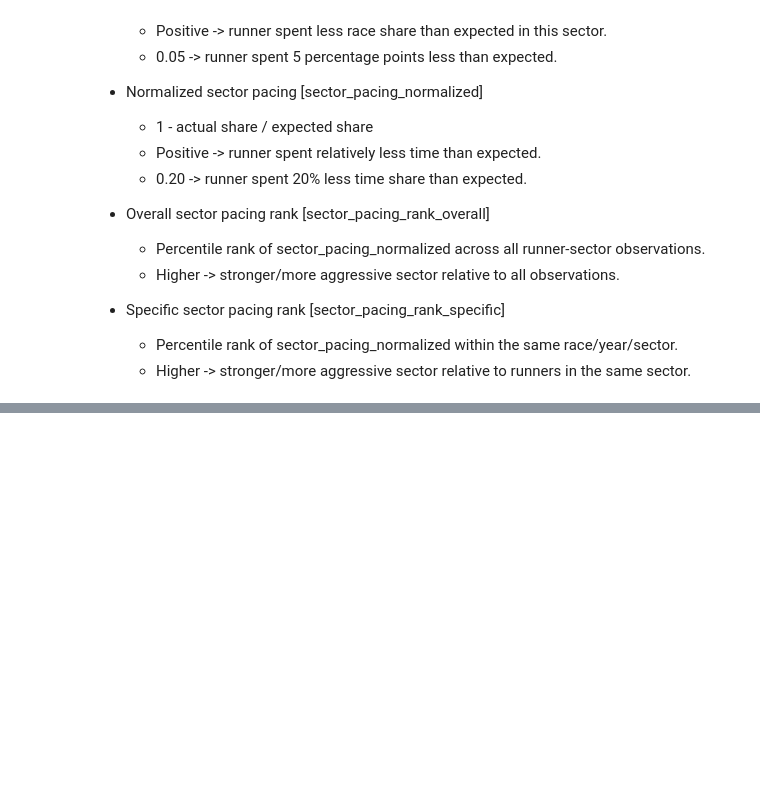
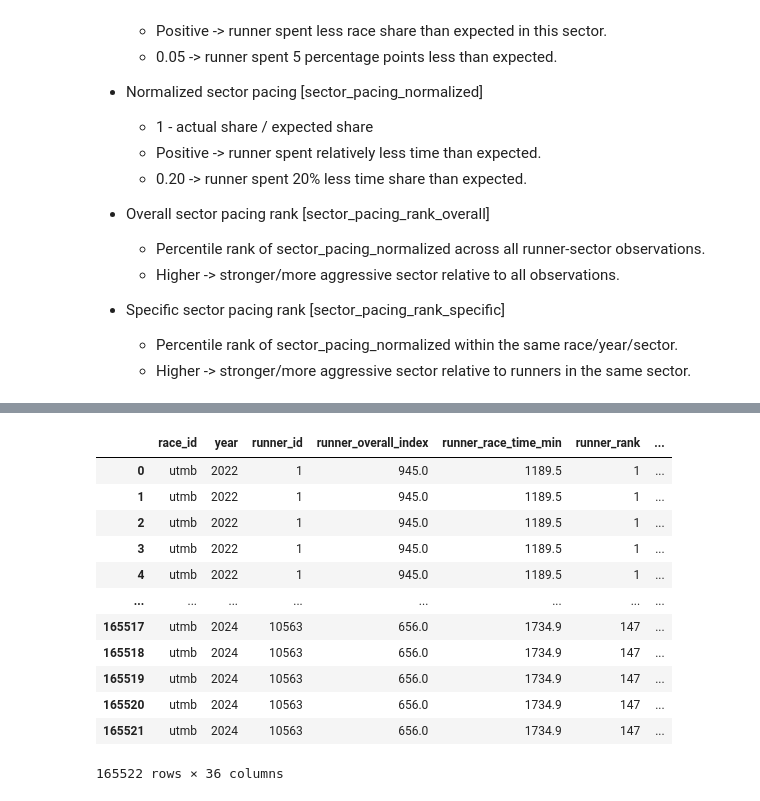
Before and after one commit to 1312Bravo/Path-To-UTMB, a Jupyter notebook: pacing_strategy/pacing_strategy_analysis.ipynb, the cells around one changed output, grey strips where cells are left out. Saved outputs shown, nothing was run; the diff lists cells and outputs as text; code cells hidden in the pictures; blank space fills up the shorter version.

```diff
--- a/pacing_strategy/pacing_strategy_analysis.ipynb
+++ b/pacing_strategy/pacing_strategy_analysis.ipynb
@@ -1413,0 +1521,48 @@ pacing_analysis_df = (
+# %%
+# (Main) Pacing analysis data
+main_pacing_analysis_df = pacing_analysis_df[[
+    # Identifiers
+    "race_id", "year", "runner_id",
+    # Runner ability
+    "runner_overall_index",
+    # Absolute final race outcome
+    "runner_race_time_min", "runner_rank",
+    # Normalized final race outcome
+    "runner_race_time_normalized", "runner_rank_normalized",
+    # Sector id
+    "sector_number", "sector_checkpoint_id",
+    # Sector distance
+    "sector_distance_km", "relative_sector_distance",
+    "sector_start_distance_km", "sector_end_distance_km",
+    "relative_sector_start_distance", "relative_sector_end_distance",
+    # Sector elevation gain
+    "sector_elevation_gain_m", "relative_sector_elevation_gain",
+    "sector_start_elevation_gain_m", "sector_end_elevation_gain_m",
+    "relative_sector_start_elevation_gain", "relative_sector_end_elevation_gain",
+    # Sector elevation loss
+    "sector_elevation_loss_m", "relative_sector_elevation_loss",
+    "sector_start_elevation_loss_m", "sector_end_elevation_loss_m",
+    "relative_sector_start_elevation_loss", "relative_sector_end_elevation_loss",
+    # Race progress
+    "cumulative_sector_distance_km", "relative_cumulative_sector_distance", "race_phase",
+    # Absolute sector pacing
+    "sector_pacing_absolute", "sector_pacing_absolute_pred",
+    # Normalized sector pacing
+    "sector_pacing_normalized", "sector_pacing_rank_overall", "sector_pacing_rank_specific",
+]].copy()
+
+display(main_pacing_analysis_df)
+# %% [output]
+|  | race_id | year | runner_id | runner_overall_index | runner_race_time_min | runner_rank | ... |
+| 0 | utmb | 2022 | 1 | 945.0 | 1189.5 | 1 | ... |
+| 1 | utmb | 2022 | 1 | 945.0 | 1189.5 | 1 | ... |
+| 2 | utmb | 2022 | 1 | 945.0 | 1189.5 | 1 | ... |
+| 3 | utmb | 2022 | 1 | 945.0 | 1189.5 | 1 | ... |
+| 4 | utmb | 2022 | 1 | 945.0 | 1189.5 | 1 | ... |
+| ... | ... | ... | ... | ... | ... | ... | ... |
+| 165517 | utmb | 2024 | 10563 | 656.0 | 1734.9 | 147 | ... |
+| 165518 | utmb | 2024 | 10563 | 656.0 | 1734.9 | 147 | ... |
+| 165519 | utmb | 2024 | 10563 | 656.0 | 1734.9 | 147 | ... |
+| 165520 | utmb | 2024 | 10563 | 656.0 | 1734.9 | 147 | ... |
+| 165521 | utmb | 2024 | 10563 | 656.0 | 1734.9 | 147 | ... |
+165522 rows × 36 columns
```
Also changed, not shown: parts of 16 cells of this notebook.
